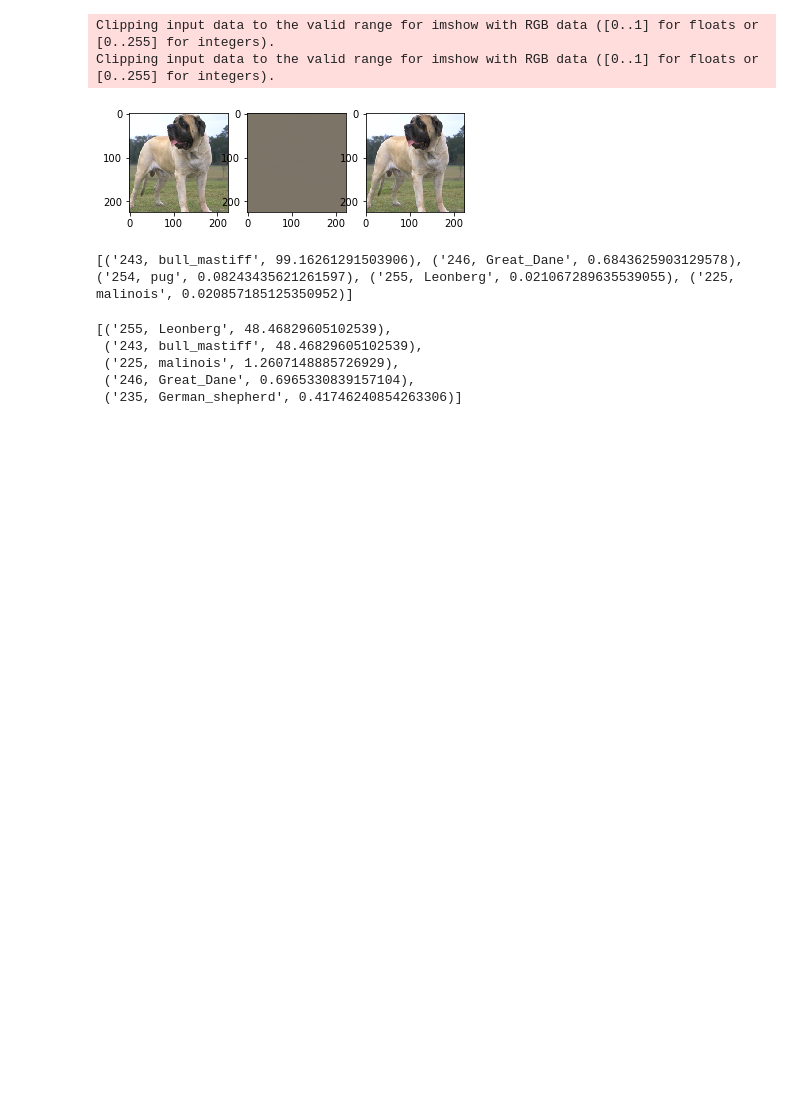
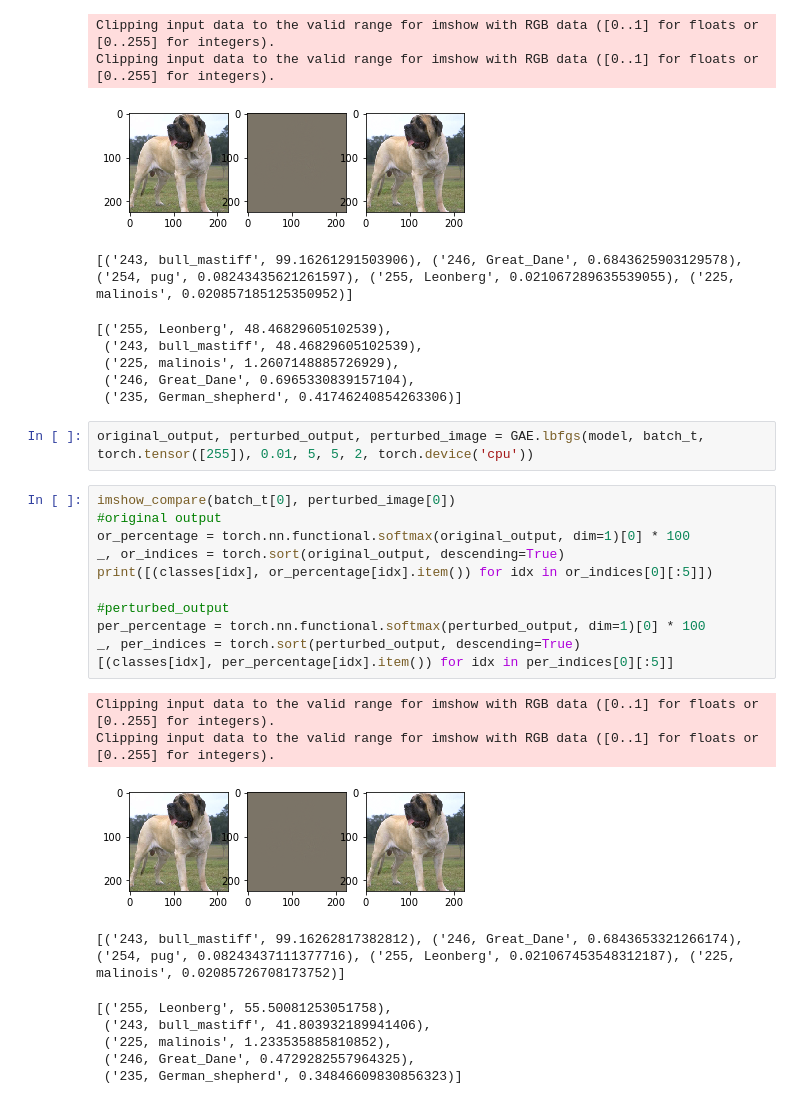
Before and after one commit to dsgiitr/adversarial_lab, a Jupyter notebook: Attacks Tutorial on Imagenet.ipynb, the cells around one changed output. Drawn from its saved outputs; the diff is of its cells as text; blank space fills up the shorter version.

Commit message:
Added lbfgs (C Szegedy)

```diff
--- a/Attacks Tutorial on Imagenet.ipynb
+++ b/Attacks Tutorial on Imagenet.ipynb
@@ -192,3 +192,26 @@ Clipping input data to the valid range for imshow with RGB data ([0..1] for floa
  ('225, malinois', 1.2607148885726929),
  ('246, Great_Dane', 0.6965330839157104),
  ('235, German_shepherd', 0.41746240854263306)]
+# %%
+original_output, perturbed_output, perturbed_image = GAE.lbfgs(model, batch_t, torch.tensor([255]), 0.01, 5, 5, 2, torch.device('cpu'))
+# %%
+imshow_compare(batch_t[0], perturbed_image[0])
+#original output
+or_percentage = torch.nn.functional.softmax(original_output, dim=1)[0] * 100
+_, or_indices = torch.sort(original_output, descending=True)
+print([(classes[idx], or_percentage[idx].item()) for idx in or_indices[0][:5]])
+
+#perturbed_output
+per_percentage = torch.nn.functional.softmax(perturbed_output, dim=1)[0] * 100
+_, per_indices = torch.sort(perturbed_output, descending=True)
+[(classes[idx], per_percentage[idx].item()) for idx in per_indices[0][:5]]
+# %% [output]
+Clipping input data to the valid range for imshow with RGB data ([0..1] for floats or [0..255] for integers).
+Clipping input data to the valid range for imshow with RGB data ([0..1] for floats or [0..255] for integers).
+[figure, added]
+[('243, bull_mastiff', 99.16262817382812), ('246, Great_Dane', 0.6843653321266174), ('254, pug', 0.08243437111377716), ('255, Leonberg', 0.021067453548312187), ('225, malinois', 0.02085726708173752)]
+[('255, Leonberg', 55.50081253051758),
+ ('243, bull_mastiff', 41.803932189941406),
+ ('225, malinois', 1.233535885810852),
+ ('246, Great_Dane', 0.4729282557964325),
+ ('235, German_shepherd', 0.34846609830856323)]
```
Also changed, not shown: 2 other files.
